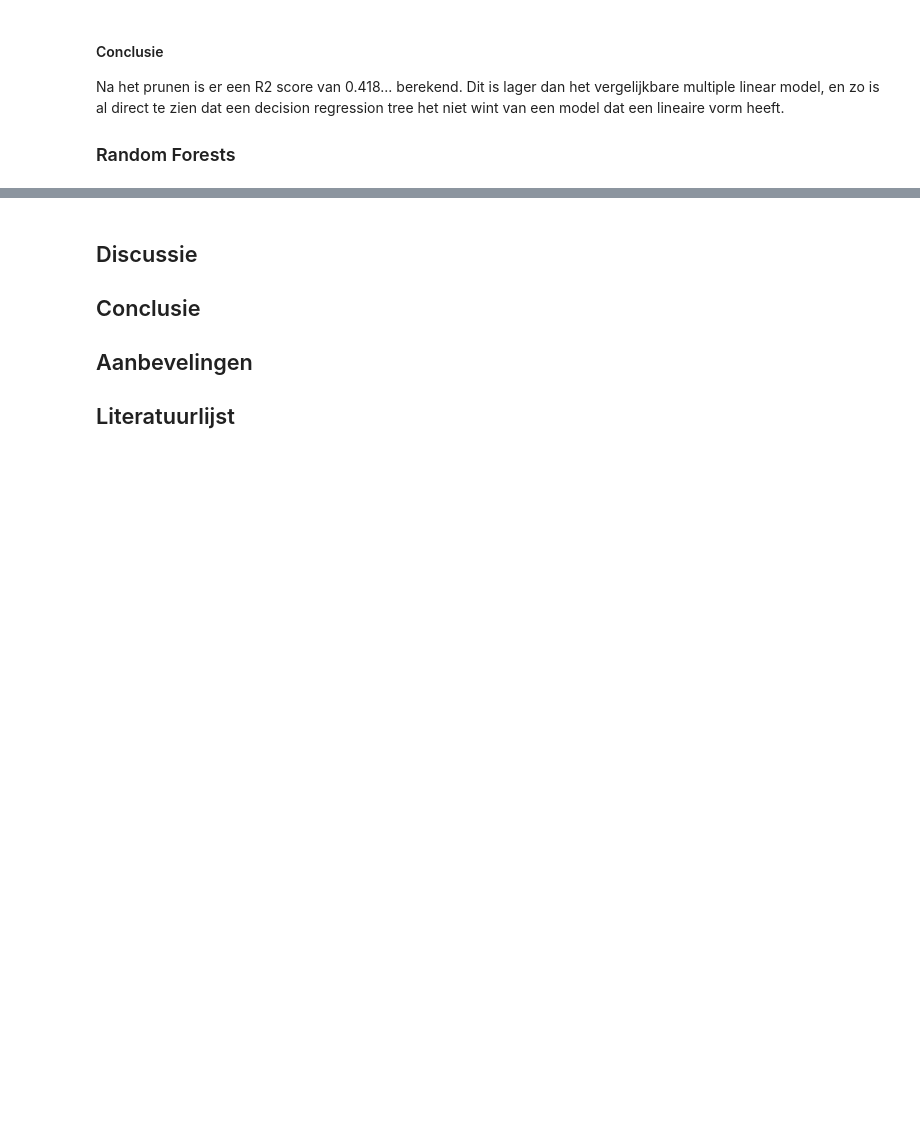
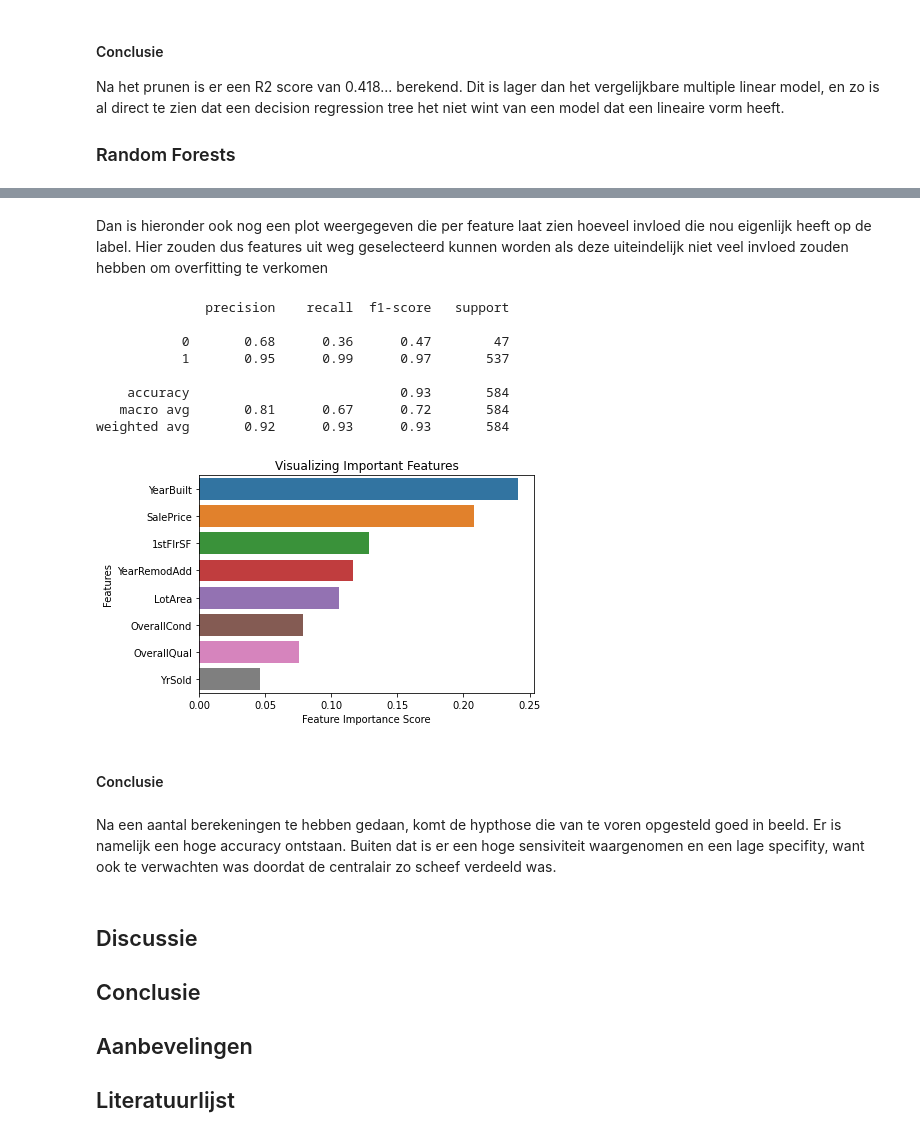
Before and after one commit to dvwgerritsen/data_science_research_report, a Jupyter notebook: research_report.ipynb, the cells around one changed output, grey strips where cells are left out. Saved outputs shown, nothing was run; the diff lists cells and outputs as text; code cells hidden in the pictures; blank space fills up the shorter version.

```diff
--- a/research_report.ipynb
+++ b/research_report.ipynb
@@ -541,3 +568,32 @@ randomForestRegressor.score(X_train, y_train)
+# %% [markdown]
+Dan is hieronder ook nog een plot weergegeven die per feature laat zien hoeveel invloed die nou eigenlijk heeft op de label. Hier zouden dus features uit weg geselecteerd kunnen worden als deze uiteindelijk niet veel invloed zouden hebben om overfitting te verkomen
+# %%
+#Plot impact X on Y
+print(classification_report(y_test, y_pred))
+feature_imp = pd.Series(clf.feature_importances_, index=columns).sort_values(ascending=False)
+feature_imp
+
+sns.barplot(x=feature_imp, y=feature_imp.index)
+
+# Add labels to your graph
+plt.xlabel('Feature Importance Score')
+plt.ylabel('Features')
+plt.title("Visualizing Important Features")
+plt.show()
+# %% [output]
+              precision    recall  f1-score   support
+
+           0       0.68      0.36      0.47        47
+           1       0.95      0.99      0.97       537
+
+    accuracy                           0.93       584
+   macro avg       0.81      0.67      0.72       584
+weighted avg       0.92      0.93      0.93       584
+[figure, added]
+# %% [markdown]
+#### Conclusie
+# %% [markdown]
+Na een aantal berekeningen te hebben gedaan, komt de hypthose die  van te voren opgesteld goed in beeld. Er is namelijk een hoge accuracy ontstaan. Buiten dat is er een hoge sensiviteit waargenomen en een lage specifity, want ook te verwachten was doordat de centralair zo scheef verdeeld was.
 # %% [markdown]
 ## Discussie
 
```
Also changed, not shown: parts of 15 cells of this notebook, 3 other files.
